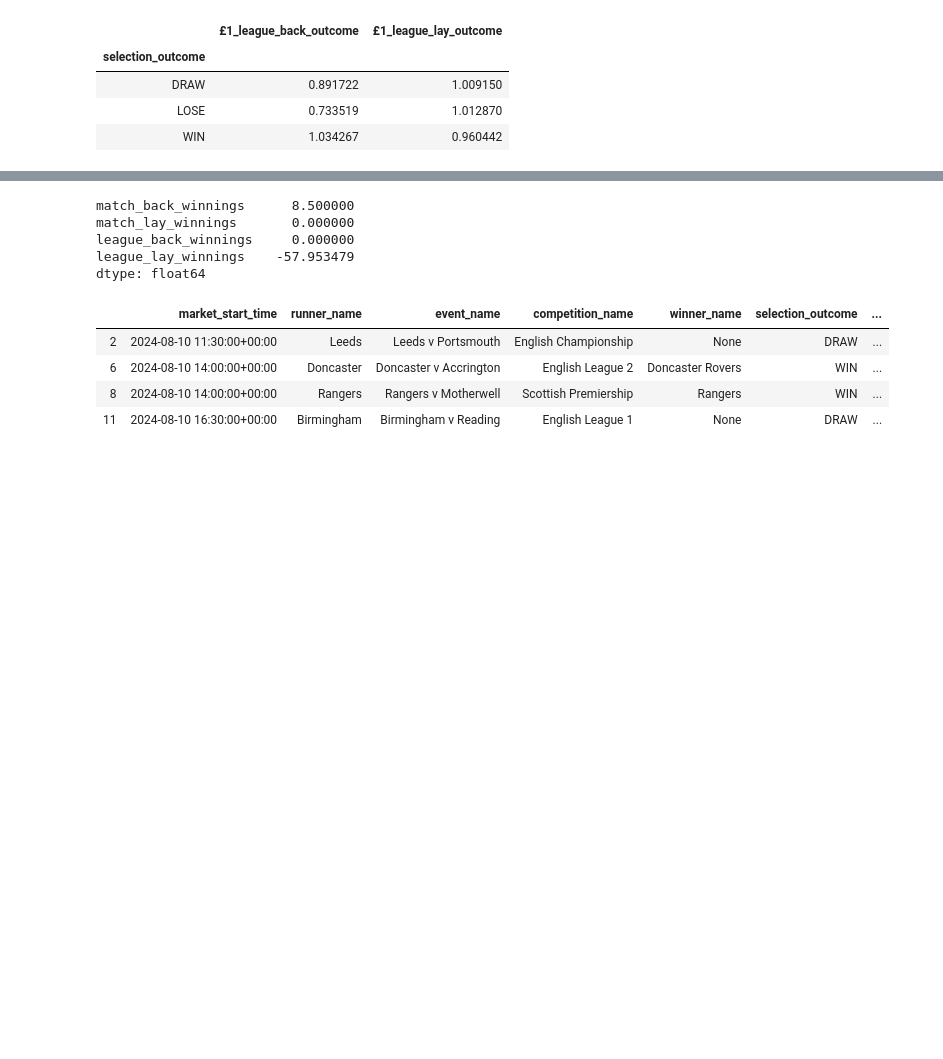
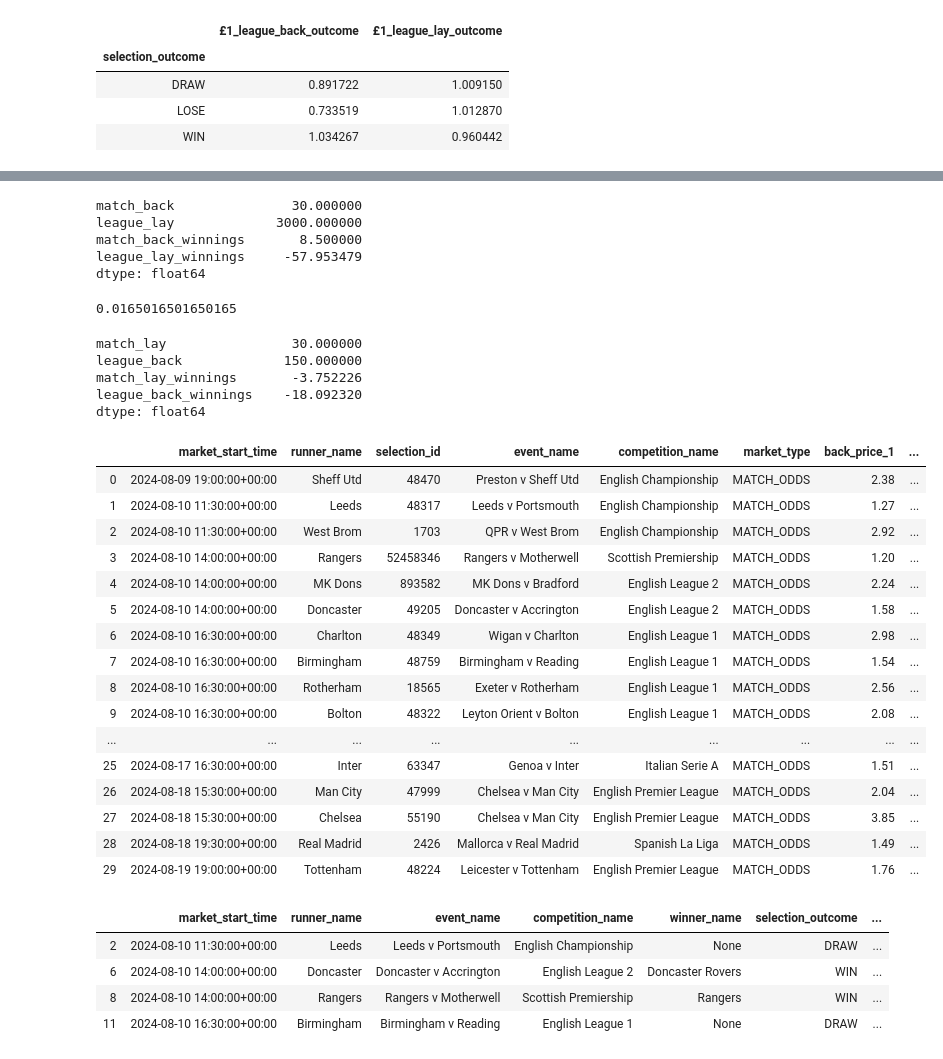
Before and after one commit to AngusMcKay/free_money, a Jupyter notebook: football/arbitrage_systems/match_odds_vs_league_winner/Initial Analysis.ipynb, the cells around one changed output, grey strips where cells are left out. Cells and saved outputs as stored; diff of their text form; code cells hidden in the pictures; blank space fills up the shorter version.

```diff
--- a/football/arbitrage_systems/match_odds_vs_league_winner/Initial Analysis.ipynb
+++ b/football/arbitrage_systems/match_odds_vs_league_winner/Initial Analysis.ipynb
@@ -401,8 +401,8 @@ px.scatter(
 # %%
 # Test strategies
 combined_df['match_back'] = 1
-combined_df['match_lay'] = 0
-combined_df['league_back'] = 0
+combined_df['match_lay'] = 1
+combined_df['league_back'] = 5
 combined_df['league_lay'] = 100
 
 combined_df['match_back_winnings'] = combined_df['£1_match_back_outcome']*combined_df['match_back'] - combined_df['match_back']
@@ -410,13 +410,45 @@ combined_df['match_lay_winnings'] = combined_df['£1_match_lay_outcome']*combine
 combined_df['league_back_winnings'] = combined_df['£1_league_back_outcome']*combined_df['league_back'] - combined_df['league_back']
 combined_df['league_lay_winnings'] = combined_df['£1_league_lay_outcome']*combined_df['league_lay'] - combined_df['league_lay']
 # %%
-combined_df[['match_back_winnings', 'match_lay_winnings', 'league_back_winnings', 'league_lay_winnings']].sum(axis=0)
+combined_df[['match_back', 'league_lay', 'match_back_winnings', 'league_lay_winnings']].sum(axis=0)
 # %% [output]
-match_back_winnings      8.500000
-match_lay_winnings       0.000000
-league_back_winnings     0.000000
-league_lay_winnings    -57.953479
+match_back               30.000000
+league_lay             3000.000000
+match_back_winnings       8.500000
+league_lay_winnings     -57.953479
 dtype: float64
+# %%
+50/3030
+# %% [output]
+0.0165016501650165
+# %%
+combined_df[['match_lay', 'league_back', 'match_lay_winnings', 'league_back_winnings']].sum(axis=0)
+# %% [output]
+match_lay                30.000000
+league_back             150.000000
+match_lay_winnings       -3.752226
+league_back_winnings    -18.092320
+dtype: float64
+# %%
+combined_df
+# %% [output]
+|  | market_start_time | runner_name | selection_id | event_name | competition_name | market_type | back_price_1 | ... |
+| 0 | 2024-08-09 19:00:00+00:00 | Sheff Utd | 48470 | Preston v Sheff Utd | English Championship | MATCH_ODDS | 2.38 | ... |
+| 1 | 2024-08-10 11:30:00+00:00 | Leeds | 48317 | Leeds v Portsmouth | English Championship | MATCH_ODDS | 1.27 | ... |
+| 2 | 2024-08-10 11:30:00+00:00 | West Brom | 1703 | QPR v West Brom | English Championship | MATCH_ODDS | 2.92 | ... |
+| 3 | 2024-08-10 14:00:00+00:00 | Rangers | 52458346 | Rangers v Motherwell | Scottish Premiership | MATCH_ODDS | 1.20 | ... |
+| 4 | 2024-08-10 14:00:00+00:00 | MK Dons | 893582 | MK Dons v Bradford | English League 2 | MATCH_ODDS | 2.24 | ... |
+| 5 | 2024-08-10 14:00:00+00:00 | Doncaster | 49205 | Doncaster v Accrington | English League 2 | MATCH_ODDS | 1.58 | ... |
+| 6 | 2024-08-10 16:30:00+00:00 | Charlton | 48349 | Wigan v Charlton | English League 1 | MATCH_ODDS | 2.98 | ... |
+| 7 | 2024-08-10 16:30:00+00:00 | Birmingham | 48759 | Birmingham v Reading | English League 1 | MATCH_ODDS | 1.54 | ... |
+| 8 | 2024-08-10 16:30:00+00:00 | Rotherham | 18565 | Exeter v Rotherham | English League 1 | MATCH_ODDS | 2.56 | ... |
+| 9 | 2024-08-10 16:30:00+00:00 | Bolton | 48322 | Leyton Orient v Bolton | English League 1 | MATCH_ODDS | 2.08 | ... |
+| ... | ... | ... | ... | ... | ... | ... | ... | ... |
+| 25 | 2024-08-17 16:30:00+00:00 | Inter | 63347 | Genoa v Inter | Italian Serie A | MATCH_ODDS | 1.51 | ... |
+| 26 | 2024-08-18 15:30:00+00:00 | Man City | 47999 | Chelsea v Man City | English Premier League | MATCH_ODDS | 2.04 | ... |
+| 27 | 2024-08-18 15:30:00+00:00 | Chelsea | 55190 | Chelsea v Man City | English Premier League | MATCH_ODDS | 3.85 | ... |
+| 28 | 2024-08-18 19:30:00+00:00 | Real Madrid | 2426 | Mallorca v Real Madrid | Spanish La Liga | MATCH_ODDS | 1.49 | ... |
+| 29 | 2024-08-19 19:00:00+00:00 | Tottenham | 48224 | Leicester v Tottenham | English Premier League | MATCH_ODDS | 1.76 | ... |
 # %%
 back_min = 1
 back_max = 2
```
Also changed, not shown: 1 other file.
